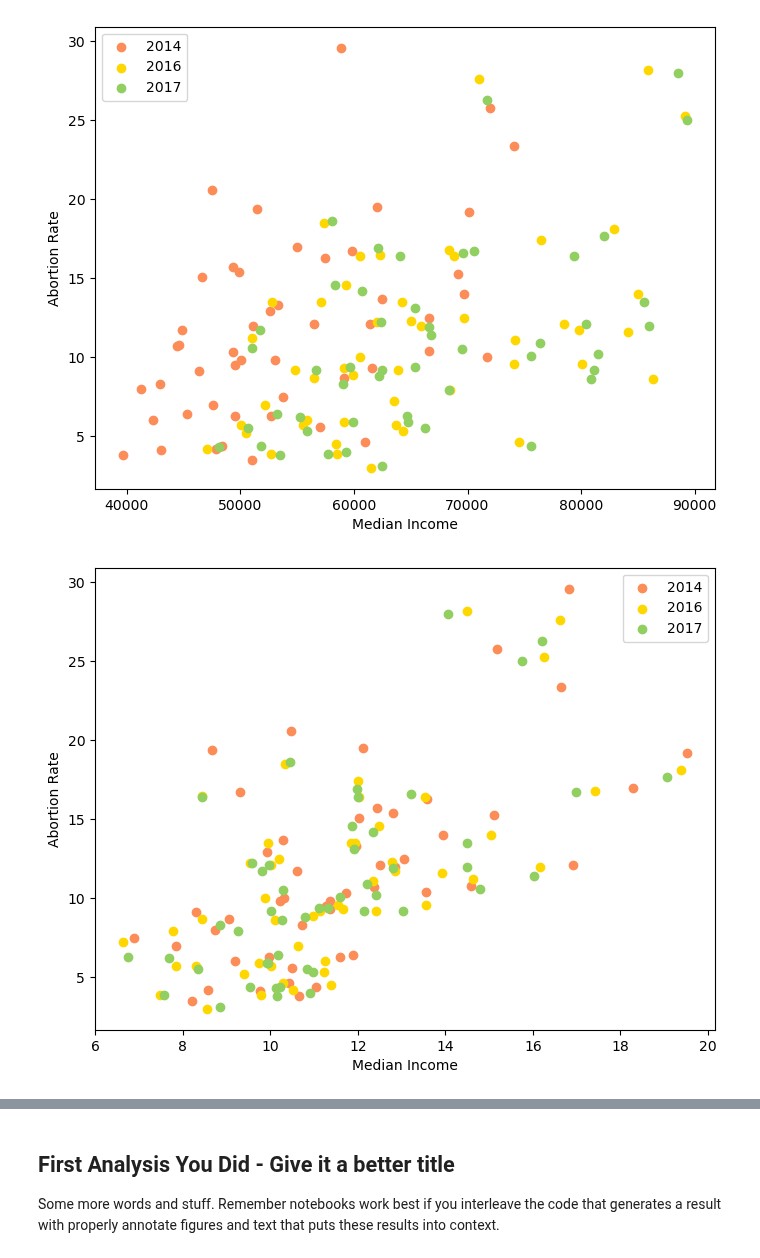
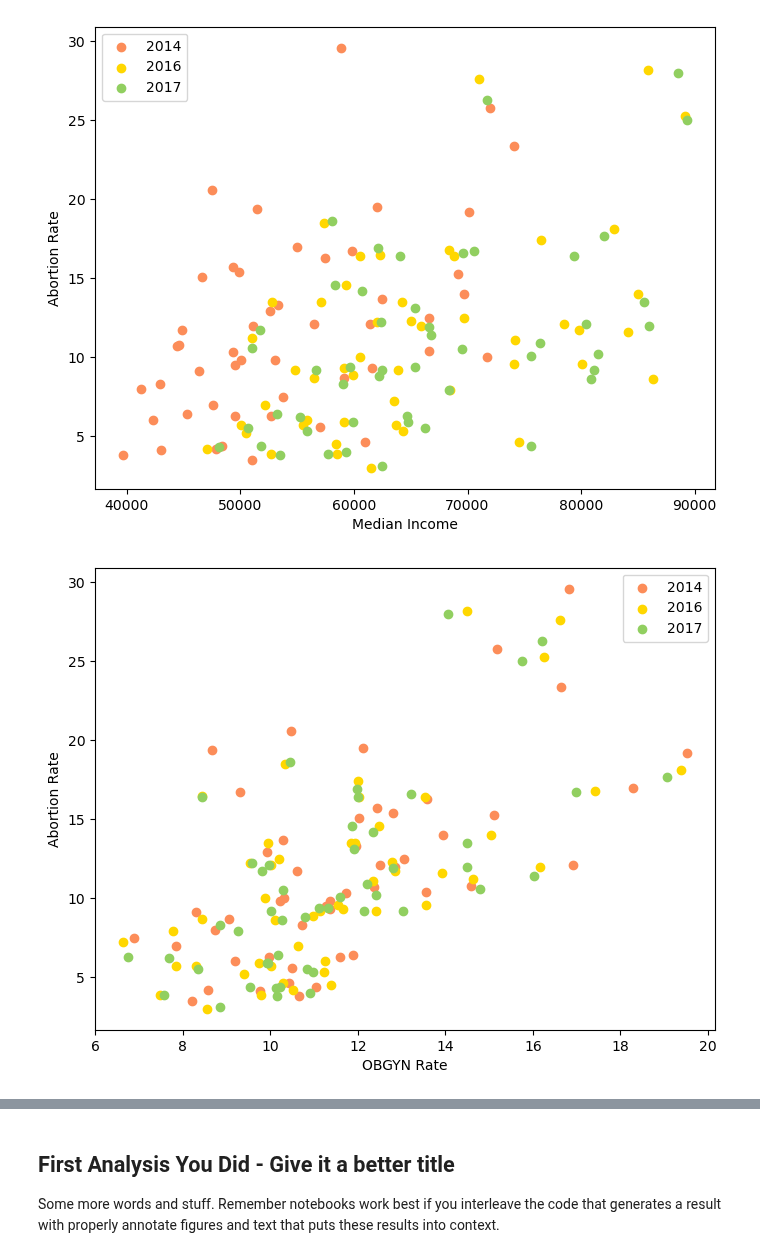
Before and after one commit to COGS108/Group070_WI24, a Jupyter notebook: FinalProject_Group070_WI24.ipynb, the cells around one changed output, grey strips where cells are left out. Saved outputs shown, nothing was run; the diff lists cells and outputs as text; code cells hidden in the pictures.

Commit message:
Adding some more scatter plots

```diff
--- a/FinalProject_Group070_WI24.ipynb
+++ b/FinalProject_Group070_WI24.ipynb
@@ -526,18 +526,18 @@ plt.show()
 # %%
 plt.figure(figsize=(8, 6))
 
 # Plot OBGYN Rate and Abortion Rate
 plt.scatter(df['OBGYN Rate 2014'], df["Rate 2014"], color='#fc8d59', label='2014')
 plt.scatter(df['OBGYN Rate 2016'], df["Rate 2016"], color='gold', label='2016')
 plt.scatter(df['OBGYN Rate 2017'], df["Rate 2017"], color='#91cf60', label='2017')
-plt.xlabel('Median Income')
+plt.xlabel('OBGYN Rate')
 plt.ylabel('Abortion Rate')
 plt.legend()
 plt.show()
 
 # Also looks about linear
 # %% [output]
-[figure, old version]
+[figure, new version]
 # %%
 plt.figure(figsize=(8, 6))
 
```
Also changed, not shown: parts of 8 cells of this notebook.
